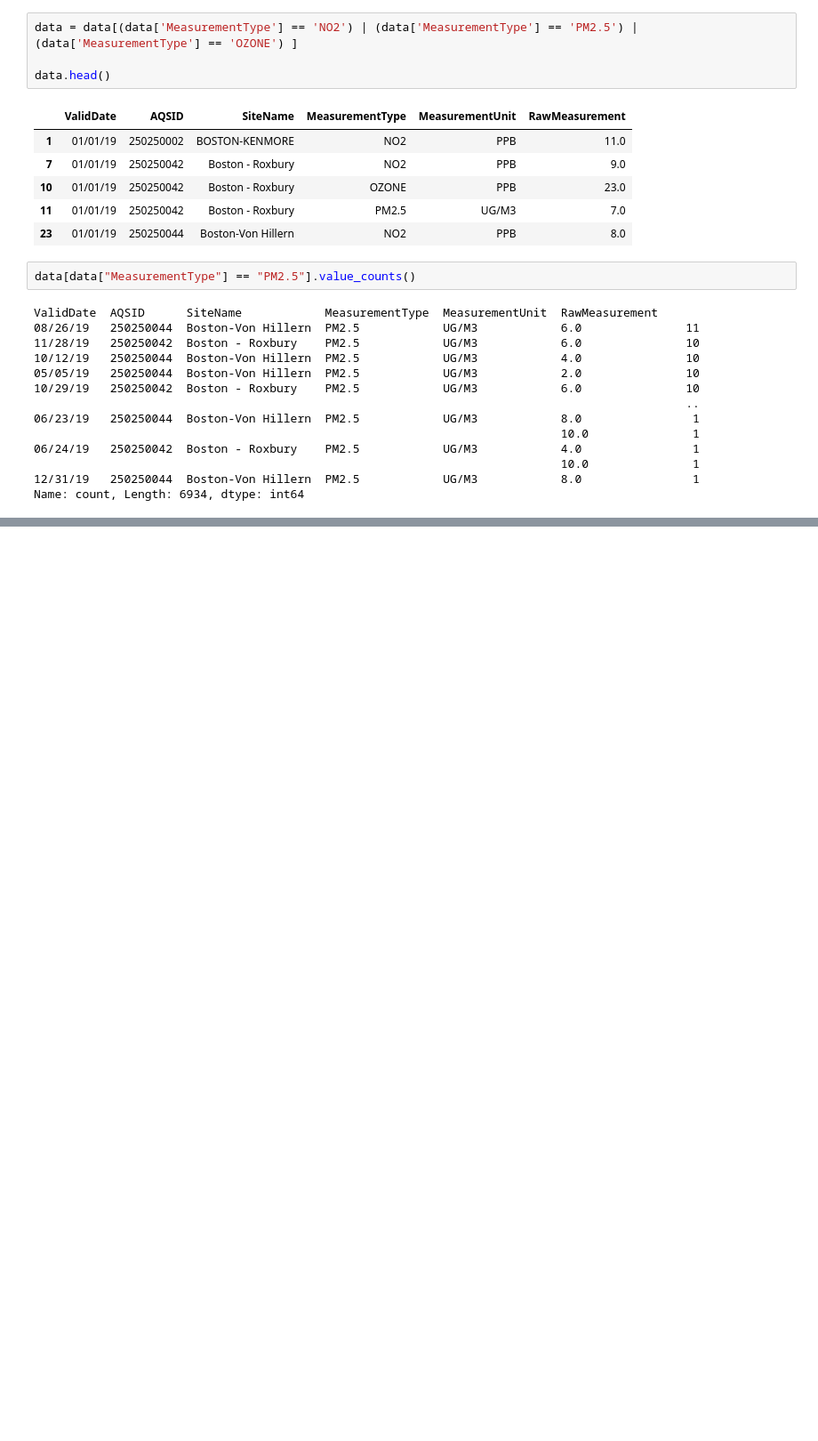
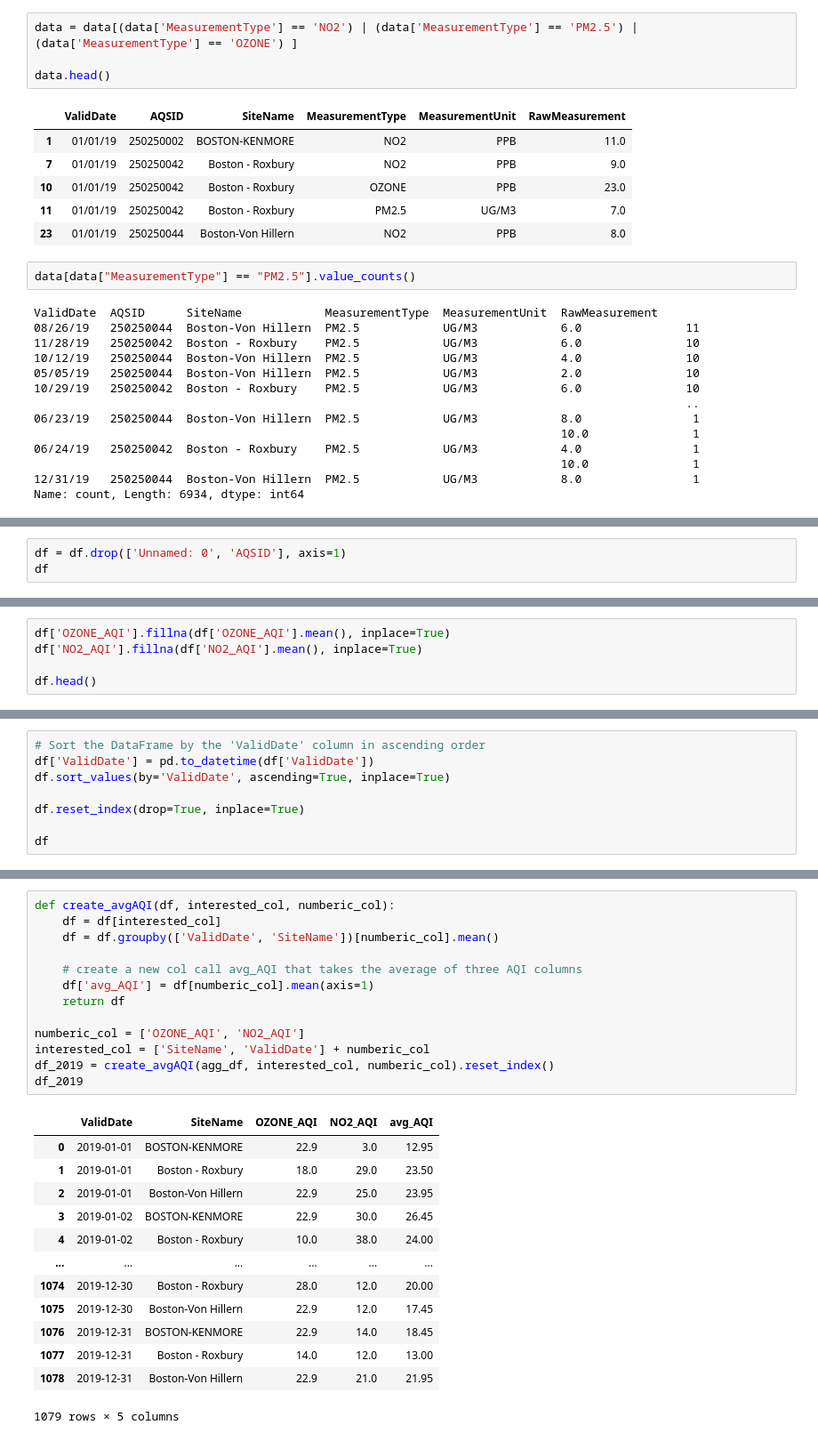
Before and after one commit to BU-Spark/ds-boston-transit-air-quality, a Jupyter notebook: fa23-team-c/data/AQI/unimportant/2019/analyze_2019_AQI.ipynb, the cells around one changed output, grey strips where cells are left out. Shown at 89% size. Saved outputs shown, nothing was run; the diff lists cells and outputs as text; blank space fills up the shorter version.

```diff
--- a/fa23-team-c/data/AQI/unimportant/2019/analyze_2019_AQI.ipynb
+++ b/fa23-team-c/data/AQI/unimportant/2019/analyze_2019_AQI.ipynb
@@ -108,0 +175,3 @@ ModuleNotFoundError: No module named 'aqi'
+# %%
+df = df.drop(['Unnamed: 0', 'AQSID'], axis=1)
+df
@@ -108,0 +194,5 @@ ModuleNotFoundError: No module named 'aqi'
+# %%
+df['OZONE_AQI'].fillna(df['OZONE_AQI'].mean(), inplace=True)
+df['NO2_AQI'].fillna(df['NO2_AQI'].mean(), inplace=True)
+
+df.head()
@@ -108,0 +206,8 @@ ModuleNotFoundError: No module named 'aqi'
+# %%
+# Sort the DataFrame by the 'ValidDate' column in ascending order
+df['ValidDate'] = pd.to_datetime(df['ValidDate'])
+df.sort_values(by='ValidDate', ascending=True, inplace=True)
+
+df.reset_index(drop=True, inplace=True)
+
+df
@@ -108,0 +251,27 @@ ModuleNotFoundError: No module named 'aqi'
+# %%
+def create_avgAQI(df, interested_col, numberic_col):
+    df = df[interested_col]
+    df = df.groupby(['ValidDate', 'SiteName'])[numberic_col].mean()
+
+    # create a new col call avg_AQI that takes the average of three AQI columns
+    df['avg_AQI'] = df[numberic_col].mean(axis=1)
+    return df
+
+numberic_col = ['OZONE_AQI', 'NO2_AQI']
+interested_col = ['SiteName', 'ValidDate'] + numberic_col
+df_2019 = create_avgAQI(agg_df, interested_col, numberic_col).reset_index()
+df_2019
+# %% [output]
+|  | ValidDate | SiteName | OZONE_AQI | NO2_AQI | avg_AQI |
+| 0 | 2019-01-01 | BOSTON-KENMORE | 22.9 | 3.0 | 12.95 |
+| 1 | 2019-01-01 | Boston - Roxbury | 18.0 | 29.0 | 23.50 |
+| 2 | 2019-01-01 | Boston-Von Hillern | 22.9 | 25.0 | 23.95 |
+| 3 | 2019-01-02 | BOSTON-KENMORE | 22.9 | 30.0 | 26.45 |
+| 4 | 2019-01-02 | Boston - Roxbury | 10.0 | 38.0 | 24.00 |
+| ... | ... | ... | ... | ... | ... |
+| 1074 | 2019-12-30 | Boston - Roxbury | 28.0 | 12.0 | 20.00 |
+| 1075 | 2019-12-30 | Boston-Von Hillern | 22.9 | 12.0 | 17.45 |
+| 1076 | 2019-12-31 | BOSTON-KENMORE | 22.9 | 14.0 | 18.45 |
+| 1077 | 2019-12-31 | Boston - Roxbury | 14.0 | 12.0 | 13.00 |
+| 1078 | 2019-12-31 | Boston-Von Hillern | 22.9 | 21.0 | 21.95 |
+1079 rows × 5 columns
```
Also changed, not shown: parts of 18 cells of this notebook, 4 other files.
